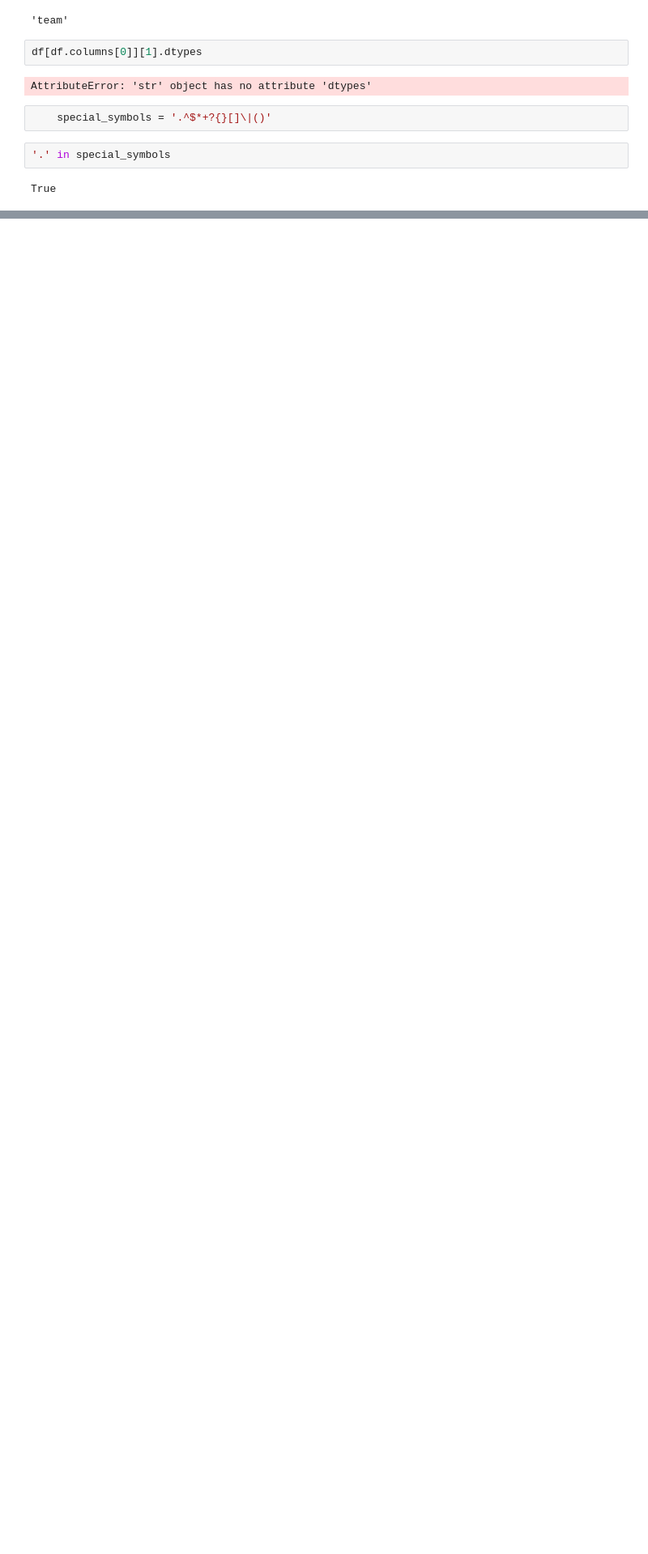
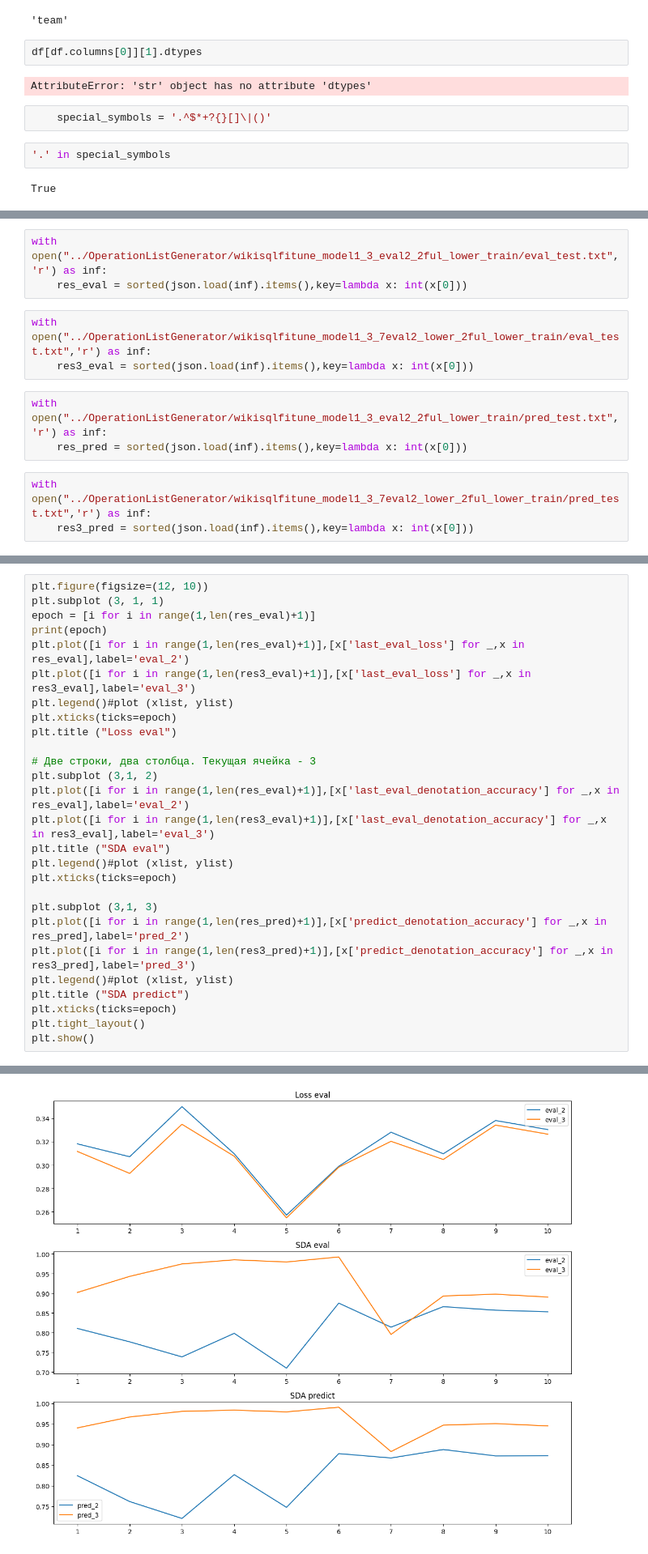
Before and after one commit to YRL-AIDA/OmniGraph, a Jupyter notebook: TapexGraph/test.ipynb, the cells around one changed output, grey strips where cells are left out. Shown at 81% size. Saved outputs shown, nothing was run; the diff lists cells and outputs as text; blank space fills up the shorter version.

```diff
--- a/TapexGraph/test.ipynb
+++ b/TapexGraph/test.ipynb
@@ -655,0 +1345,12 @@ True
+# %%
+with open("../OperationListGenerator/wikisqlfitune_model1_3_eval2_2ful_lower_train/eval_test.txt",'r') as inf:
+    res_eval = sorted(json.load(inf).items(),key=lambda x: int(x[0]))
+# %%
+with open("../OperationListGenerator/wikisqlfitune_model1_3_7eval2_lower_2ful_lower_train/eval_test.txt",'r') as inf:
+    res3_eval = sorted(json.load(inf).items(),key=lambda x: int(x[0]))
+# %%
+with open("../OperationListGenerator/wikisqlfitune_model1_3_eval2_2ful_lower_train/pred_test.txt",'r') as inf:
+    res_pred = sorted(json.load(inf).items(),key=lambda x: int(x[0]))
+# %%
+with open("../OperationListGenerator/wikisqlfitune_model1_3_7eval2_lower_2ful_lower_train/pred_test.txt",'r') as inf:
+    res3_pred = sorted(json.load(inf).items(),key=lambda x: int(x[0]))
@@ -655,0 +1395,28 @@ True
+# %%
+plt.figure(figsize=(12, 10))
+plt.subplot (3, 1, 1)
+epoch = [i for i in range(1,len(res_eval)+1)]
+print(epoch)
+plt.plot([i for i in range(1,len(res_eval)+1)],[x['last_eval_loss'] for _,x in res_eval],label='eval_2')
+plt.plot([i for i in range(1,len(res3_eval)+1)],[x['last_eval_loss'] for _,x in res3_eval],label='eval_3')
+plt.legend()#plot (xlist, ylist)
+plt.xticks(ticks=epoch)
+plt.title ("Loss eval")
+
+# Две строки, два столбца. Текущая ячейка - 3
+plt.subplot (3,1, 2)
+plt.plot([i for i in range(1,len(res_eval)+1)],[x['last_eval_denotation_accuracy'] for _,x in res_eval],label='eval_2')
+plt.plot([i for i in range(1,len(res3_eval)+1)],[x['last_eval_denotation_accuracy'] for _,x in res3_eval],label='eval_3')
+plt.title ("SDA eval")
+plt.legend()#plot (xlist, ylist)
+plt.xticks(ticks=epoch)
+
+plt.subplot (3,1, 3)
+plt.plot([i for i in range(1,len(res_pred)+1)],[x['predict_denotation_accuracy'] for _,x in res_pred],label='pred_2')
+plt.plot([i for i in range(1,len(res3_pred)+1)],[x['predict_denotation_accuracy'] for _,x in res3_pred],label='pred_3')
+plt.legend()#plot (xlist, ylist)
+plt.title ("SDA predict")
+plt.xticks(ticks=epoch)
+plt.tight_layout()
+plt.show()
+# %% [output]
@@ -655,0 +1424 @@ True
+[figure, added]
```
Also changed, not shown: parts of 132 cells of this notebook, 27 other files.
